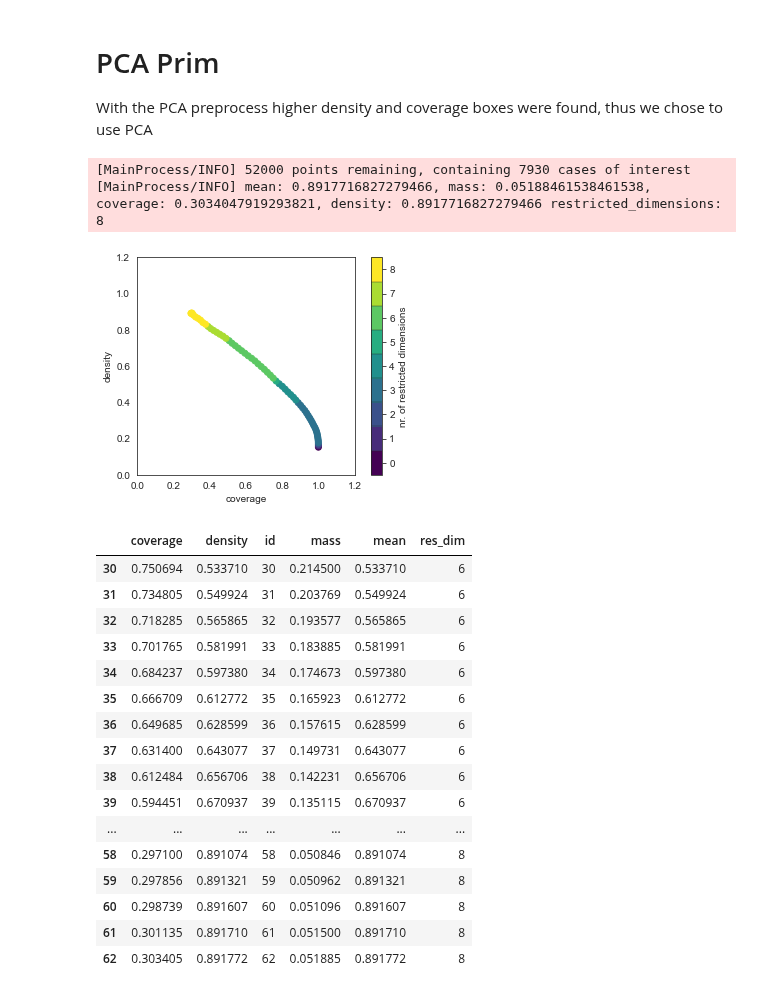
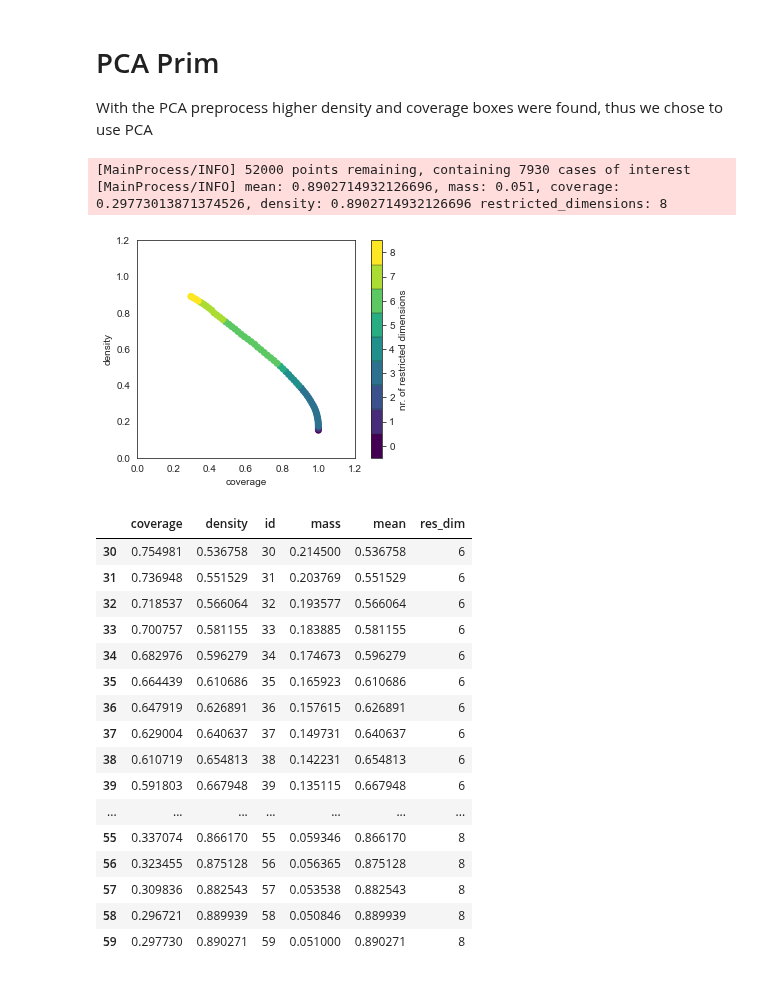
Before and after one commit to tamarvooijs/MBDM, a Jupyter notebook: Week 5-6 - robustness and direct search/assignment 8 - MORDM-Copy1.ipynb, the cells around one changed output. Drawn from its saved outputs; the diff is of its cells as text; code cells hidden in the pictures.

```diff
--- a/Week 5-6 - robustness and direct search/assignment 8 - MORDM-Copy1.ipynb
+++ b/Week 5-6 - robustness and direct search/assignment 8 - MORDM-Copy1.ipynb
@@ -373,41 +373,43 @@ With the PCA preprocess higher density and coverage boxes were found, thus we ch
 # %%
 x = experiments
 y = outcomes['utility'] < 0.25
-to_exclude =['model', 'policy', 'scenario']
+to_exclude =['model', 'policy']
+
+experiments['scenario'] = experiments['scenario'].astype(int)
 
 # PCA
 rotated_experiments, rotation_matrix = prim.pca_preprocess(x, y, exclude=to_exclude)
 
 # Show PCA-PRIM results
 PCA_prim_obj = prim.Prim(rotated_experiments, y, threshold=0.1)
 box = PCA_prim_obj.find_box()
 
 box.show_tradeoff()
 plt.show()
 # %% [output]
 [MainProcess/INFO] 52000 points remaining, containing 7930 cases of interest
-[MainProcess/INFO] mean: 0.8917716827279466, mass: 0.05188461538461538, coverage: 0.3034047919293821, density: 0.8917716827279466 restricted_dimensions: 8
+[MainProcess/INFO] mean: 0.8902714932126696, mass: 0.051, coverage: 0.29773013871374526, density: 0.8902714932126696 restricted_dimensions: 8
-[figure, old version]
+[figure, new version]
 # %%
 box.peeling_trajectory[30:]
 # %% [output]
 |  | coverage | density | id | mass | mean | res_dim |
-| 30 | 0.750694 | 0.533710 | 30 | 0.214500 | 0.533710 | 6 |
-| 31 | 0.734805 | 0.549924 | 31 | 0.203769 | 0.549924 | 6 |
-| 32 | 0.718285 | 0.565865 | 32 | 0.193577 | 0.565865 | 6 |
-| 33 | 0.701765 | 0.581991 | 33 | 0.183885 | 0.581991 | 6 |
-| 34 | 0.684237 | 0.597380 | 34 | 0.174673 | 0.597380 | 6 |
-| 35 | 0.666709 | 0.612772 | 35 | 0.165923 | 0.612772 | 6 |
-| 36 | 0.649685 | 0.628599 | 36 | 0.157615 | 0.628599 | 6 |
-| 37 | 0.631400 | 0.643077 | 37 | 0.149731 | 0.643077 | 6 |
-| 38 | 0.612484 | 0.656706 | 38 | 0.142231 | 0.656706 | 6 |
-| 39 | 0.594451 | 0.670937 | 39 | 0.135115 | 0.670937 | 6 |
+| 30 | 0.754981 | 0.536758 | 30 | 0.214500 | 0.536758 | 6 |
+| 31 | 0.736948 | 0.551529 | 31 | 0.203769 | 0.551529 | 6 |
+| 32 | 0.718537 | 0.566064 | 32 | 0.193577 | 0.566064 | 6 |
+| 33 | 0.700757 | 0.581155 | 33 | 0.183885 | 0.581155 | 6 |
+| 34 | 0.682976 | 0.596279 | 34 | 0.174673 | 0.596279 | 6 |
+| 35 | 0.664439 | 0.610686 | 35 | 0.165923 | 0.610686 | 6 |
+| 36 | 0.647919 | 0.626891 | 36 | 0.157615 | 0.626891 | 6 |
+| 37 | 0.629004 | 0.640637 | 37 | 0.149731 | 0.640637 | 6 |
+| 38 | 0.610719 | 0.654813 | 38 | 0.142231 | 0.654813 | 6 |
+| 39 | 0.591803 | 0.667948 | 39 | 0.135115 | 0.667948 | 6 |
 | ... | ... | ... | ... | ... | ... | ... |
-| 58 | 0.297100 | 0.891074 | 58 | 0.050846 | 0.891074 | 8 |
-| 59 | 0.297856 | 0.891321 | 59 | 0.050962 | 0.891321 | 8 |
-| 60 | 0.298739 | 0.891607 | 60 | 0.051096 | 0.891607 | 8 |
-| 61 | 0.301135 | 0.891710 | 61 | 0.051500 | 0.891710 | 8 |
-| 62 | 0.303405 | 0.891772 | 62 | 0.051885 | 0.891772 | 8 |
+| 55 | 0.337074 | 0.866170 | 55 | 0.059346 | 0.866170 | 8 |
+| 56 | 0.323455 | 0.875128 | 56 | 0.056365 | 0.875128 | 8 |
+| 57 | 0.309836 | 0.882543 | 57 | 0.053538 | 0.882543 | 8 |
+| 58 | 0.296721 | 0.889939 | 58 | 0.050846 | 0.889939 | 8 |
+| 59 | 0.297730 | 0.890271 | 59 | 0.051000 | 0.890271 | 8 |
 # %%
 box.inspect(44)
 # %% [output]
```
Also changed, not shown: parts of 8 cells of this notebook.
